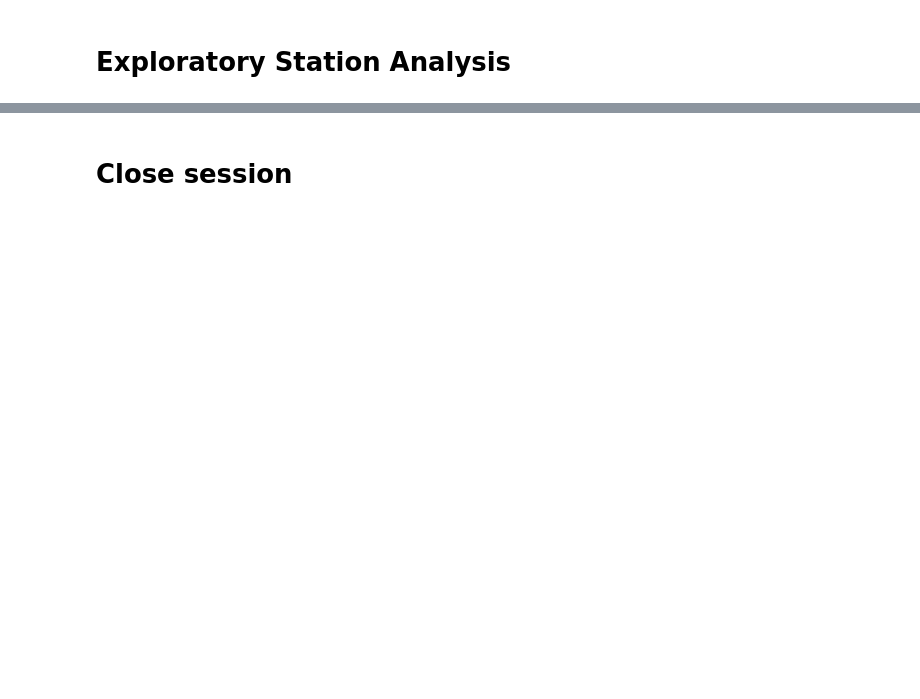
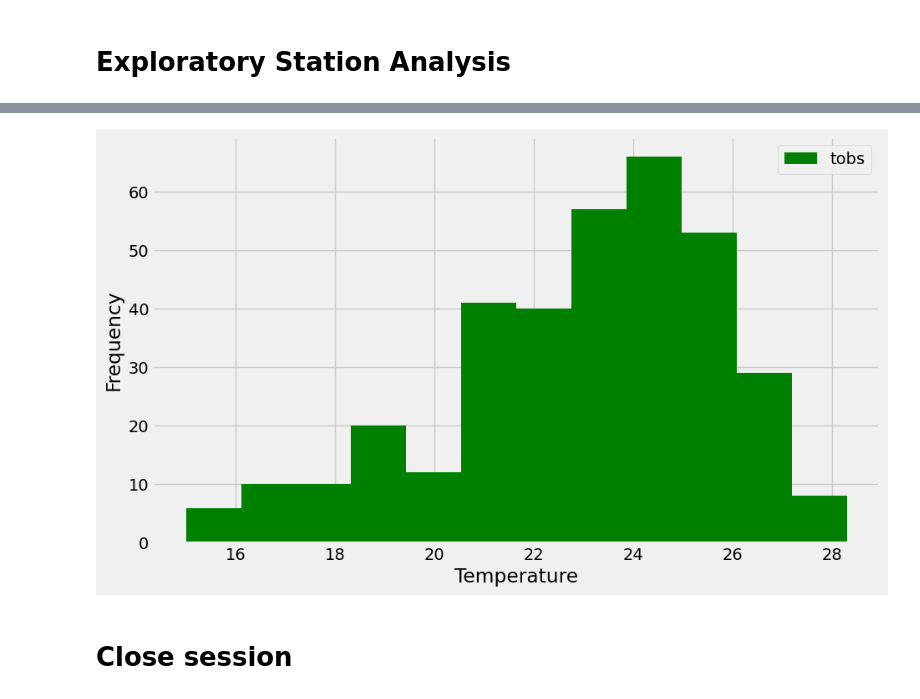
Before and after one commit to dhungelgd/sql-alchemy-challenge, a Jupyter notebook: SurfsUp/climate_starter.ipynb, the cells around one changed output, grey strips where cells are left out. Saved outputs shown, nothing was run; the diff lists cells and outputs as text; code cells hidden in the pictures; blank space fills up the shorter version.

```diff
--- a/SurfsUp/climate_starter.ipynb
+++ b/SurfsUp/climate_starter.ipynb
@@ -60,3 +128,7 @@ engine = create_engine("sqlite:///Resources/hawaii.sqlite")
 # %%
 # Design a query to find the most active stations (i.e. what stations have the most rows?)
 # List the stations and the counts in descending order.
+
+active_stations_descending = session.query(Measurement.station, func.count(Measurement.station))\
+    .group_by(Measurement.station).order_by(func.count(Measurement.station).desc()).all()
+active_stations_descending
@@ -64,0 +145,10 @@ engine = create_engine("sqlite:///Resources/hawaii.sqlite")
+# %%
+# Using the most active station id from the previous query, calculate the lowest, highest, and average temperature.
+most_active_station_id = active_stations_descending[0][0]
+
+lowest_temp = session.query(func.min(Measurement.tobs).filter(Measurement.station == most_active_station_id)).scalar()
+print('lowest temperature:', lowest_temp)
+highest_temp = session.query(func.max(Measurement.tobs).filter(Measurement.station == most_active_station_id)).scalar()
+print('highest temperature:', highest_temp)
+average_temp = session.query(func.avg(Measurement.tobs).filter(Measurement.station == most_active_station_id)).scalar()
+print('average temperature:', f'{average_temp:.2f}')
@@ -65,3 +159,8 @@ engine = create_engine("sqlite:///Resources/hawaii.sqlite")
 # %%
 # Using the most active station id
 # Query the last 12 months of temperature observation data for this station and plot the results as a histogram
+
+temp_data_12_months = session.query(Measurement.tobs)\
+                    .filter(Measurement.station == most_active_station_id)\
+                    .filter(Measurement.date >= last_year).all()
+temp_data_12_months
@@ -68,3 +185,14 @@ engine = create_engine("sqlite:///Resources/hawaii.sqlite")
+# %%
+# plot the results as a histogram
+temp_data_most_active_station = [temp[0] for temp in temp_data_12_months]
+plt.figure(figsize=(10,6))
+plt.hist(temp_data_most_active_station, bins=12, label = "tobs", color='g')
+plt.xlabel("Temperature")
+plt.ylabel("Frequency")
+plt.legend()
+plt.show()
+# %% [output]
+[figure, added]
 # %% [markdown]
 # Close session
 # %%
```
Also changed, not shown: parts of 16 cells of this notebook.
